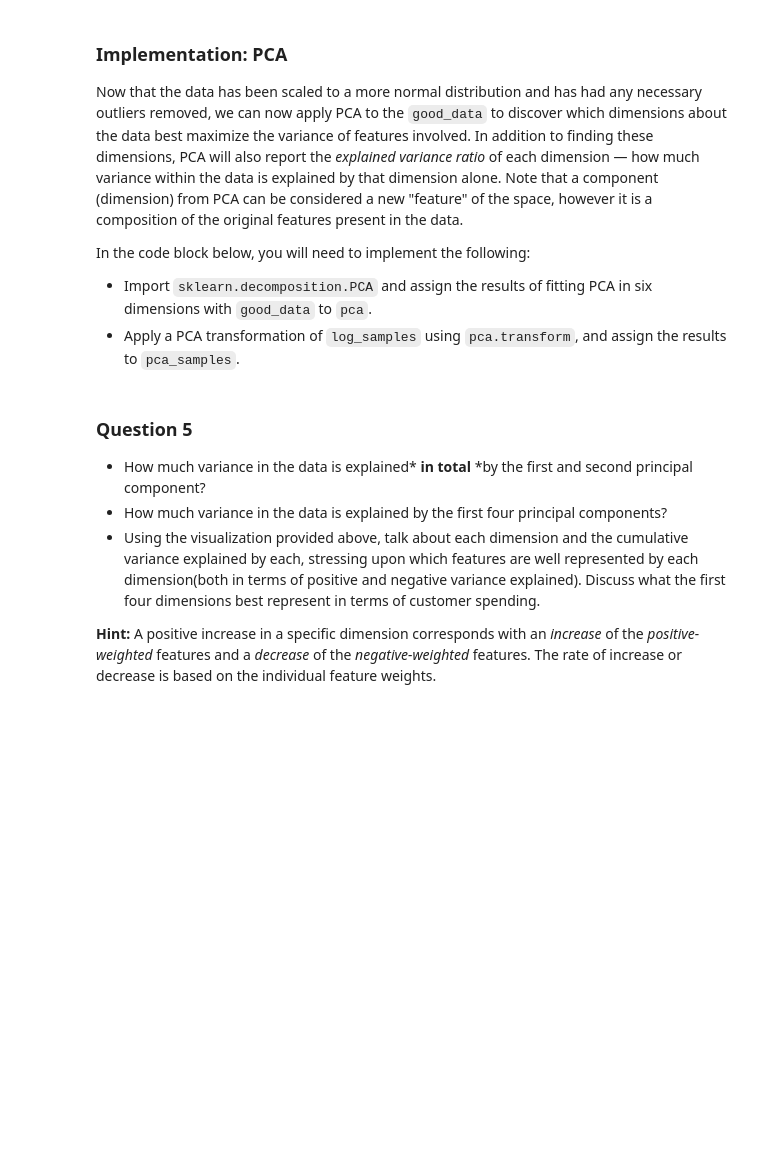
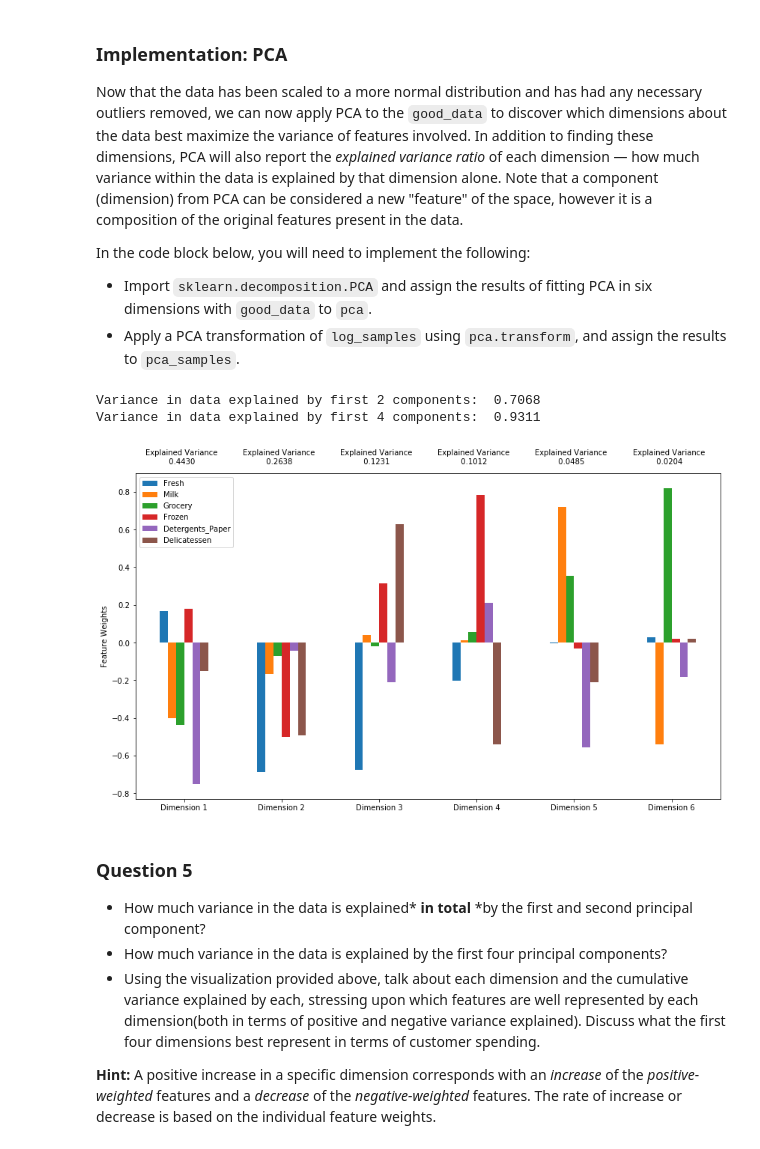
Before and after one commit to sandeeppaulraj/machine-learning, a Jupyter notebook: projects/customer_segments/customer_segments.ipynb, the cells around one changed output. Saved outputs shown, nothing was run; the diff lists cells and outputs as text; code cells hidden in the pictures; blank space fills up the shorter version.

```diff
--- a/projects/customer_segments/customer_segments.ipynb
+++ b/projects/customer_segments/customer_segments.ipynb
@@ -304,14 +317,24 @@ In the code block below, you will need to implement the following:
  - Import `sklearn.decomposition.PCA` and assign the results of fitting PCA in six dimensions with `good_data` to `pca`.
  - Apply a PCA transformation of `log_samples` using `pca.transform`, and assign the results to `pca_samples`.
 # %%
+from sklearn.decomposition import PCA
+
 # TODO: Apply PCA by fitting the good data with the same number of dimensions as features
-pca = None
+pca = PCA(n_components=6)
+pca.fit(good_data)
 
 # TODO: Transform log_samples using the PCA fit above
-pca_samples = None
+pca_samples = pca.transform(log_samples)
 
 # Generate PCA results plot
 pca_results = vs.pca_results(good_data, pca)
+
+print "Variance in data explained by first 2 components: ", pca_results['Explained Variance'].cumsum()[1]
+print "Variance in data explained by first 4 components: ", pca_results['Explained Variance'].cumsum()[3]
+# %% [output]
+Variance in data explained by first 2 components:  0.7068
+Variance in data explained by first 4 components:  0.9311
+[figure, added]
 # %% [markdown]
 ### Question 5
 
```
Also changed, not shown: parts of 33 cells of this notebook.
